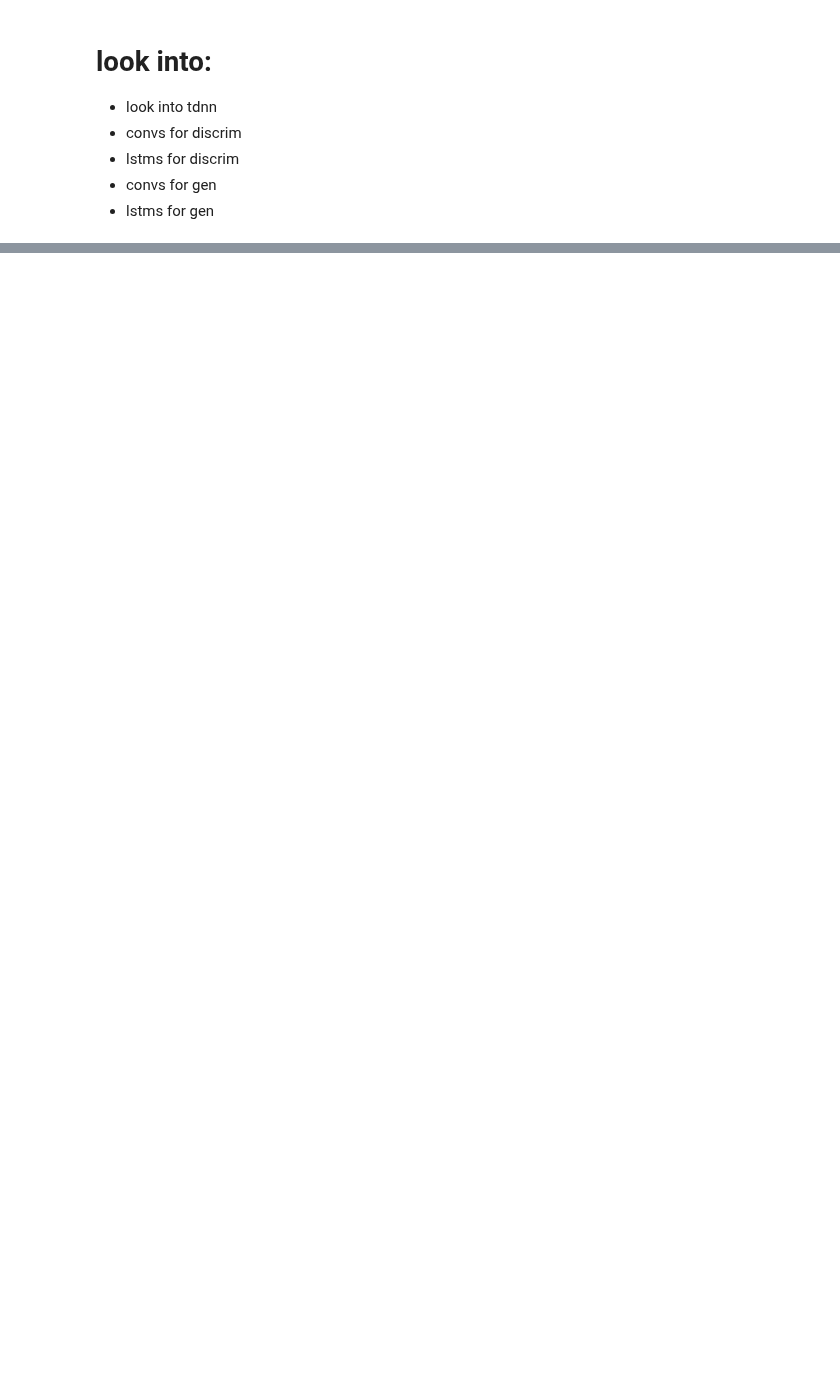
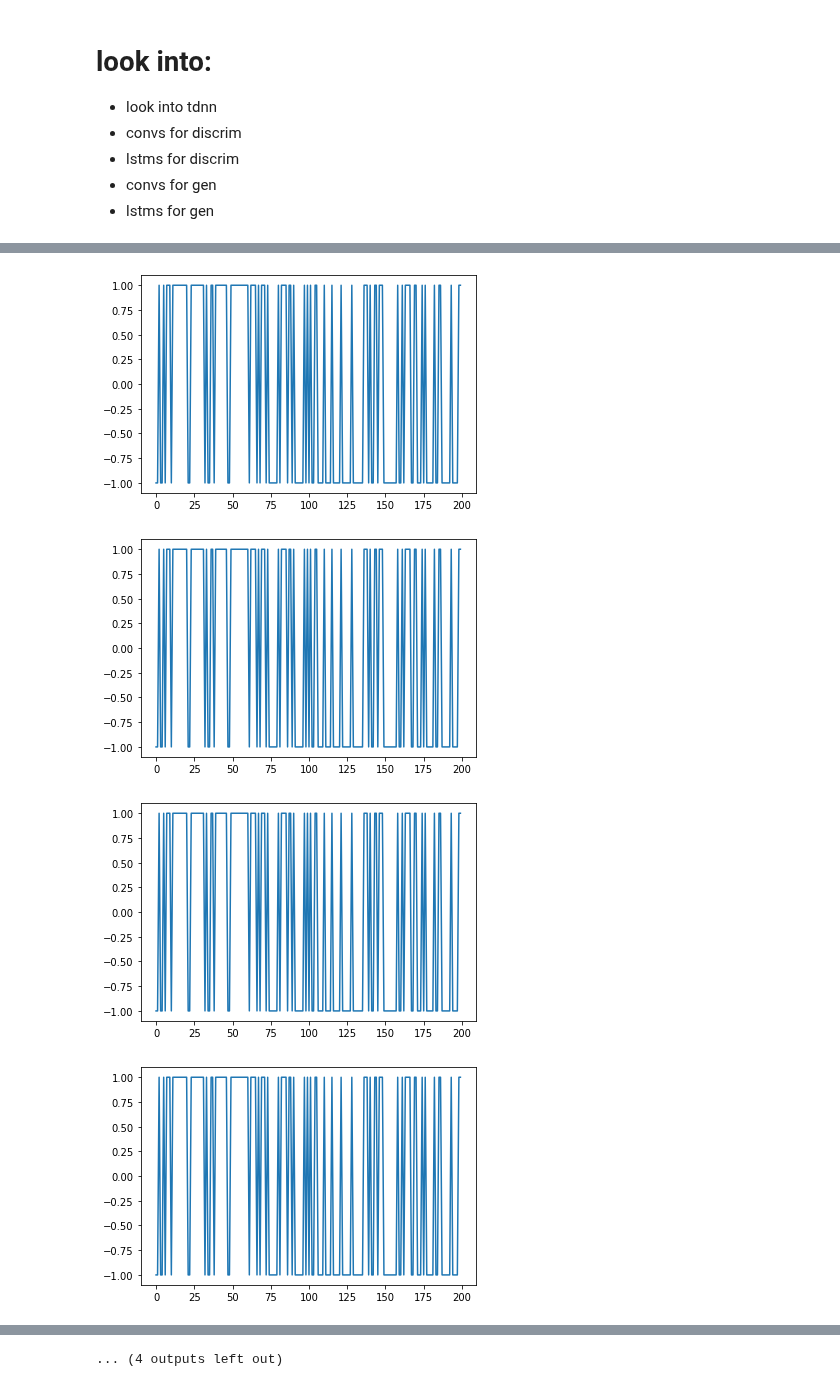
Before and after one commit to aashraychegu/testing_grounds, a Jupyter notebook: ready/1dwgantest.ipynb, the cells around one changed output, grey strips where cells are left out. Drawn from its saved outputs; the diff is of its cells as text; code cells hidden in the pictures; blank space fills up the shorter version.

```diff
--- a/ready/1dwgantest.ipynb
+++ b/ready/1dwgantest.ipynb
@@ -10,5 +10,7 @@ import numpy as np
 import matplotlib.pyplot as plt
 
 from torch.utils.data import Dataset, DataLoader
+# %%
+in_shape = 200
 # %%
 class sinDataLoader(Dataset):
@@ -35,8 +40,6 @@ import torch.nn.functional as F
 import torch.autograd as autograd
 from torch.autograd import Variable
 import torch
-# %%
-in_shape = 1000
 # %%
 class Discriminator(nn.Module):
     def __init__(self):
@@ -58,6 +60,7 @@ class Discriminator(nn.Module):
         validity = self.model(inp)
         return validity
 # %%
+activation_func = nn.GELU()
 class Generator(nn.Module):
     def __init__(self):
         super(Generator, self).__init__()
@@ -65,8 +68,9 @@ class Generator(nn.Module):
         def block(in_feat, out_feat, normalize=True):
             layers = [nn.Linear(in_feat, out_feat)]
             if normalize:
-                layers.append(nn.BatchNorm1d(out_feat,0.8))
-            layers.append(nn.LeakyReLU(.2, inplace=True))
+                layers.append(nn.BatchNorm1d(out_feat,eps = 0.00001, momentum=.8))
+            layers.append(activation_func)
+            layers.append(nn.Tanh())
             return layers
 
         self.modelL = nn.Sequential(
@@ -89,11 +93,8 @@ class Generator(nn.Module):
             nn.Linear(1024, in_shape),
             nn.Tanh()
         )
-        self.ct1 = nn.ConvTranspose1d(in_channels=1,out_channels=1,kernel_size=3,stride=1,padding=1)
-        self.ct2 = nn.ConvTranspose1d(1,8,4,2,1)
-        self.cv1 = nn.Conv1d(8,1,4,2,1)
     def forward(self,inp):
-            return self.modelL(inp)
+            return self.modelS(inp)
 # %%
 lambda_gp = 10
 cuda = torch.cuda.is_available()
@@ -116,7 +117,7 @@ import sys
 # %%
 def innoise(shape):
     return Variable(torch.abs(Tensor(np.random.normal(
-            1.1, 1, (shape[0], 1)))))
+            1.1, .1, (shape[0], 1)))))
 # %%
 from icecream import ic
 # %%
@@ -201,0 +319,11 @@ RuntimeError: Mismatch in shape: grad_output[0] has a shape of torch.Size([16, 1
+# %%
+noise = innoise((16,1))
+generated = generator(noise)
+for i in generated:
+    plt.plot(i.cpu().detach().numpy(),label="generated")
+    plt.show()
+# %% [output]
+[figure, added]
+[figure, added]
+[figure, added]
+[figure, added]
@@ -201,0 +338 @@ RuntimeError: Mismatch in shape: grad_output[0] has a shape of torch.Size([16, 1
+... (4 outputs left out)
```
Also changed, not shown: parts of 17 cells of this notebook.
